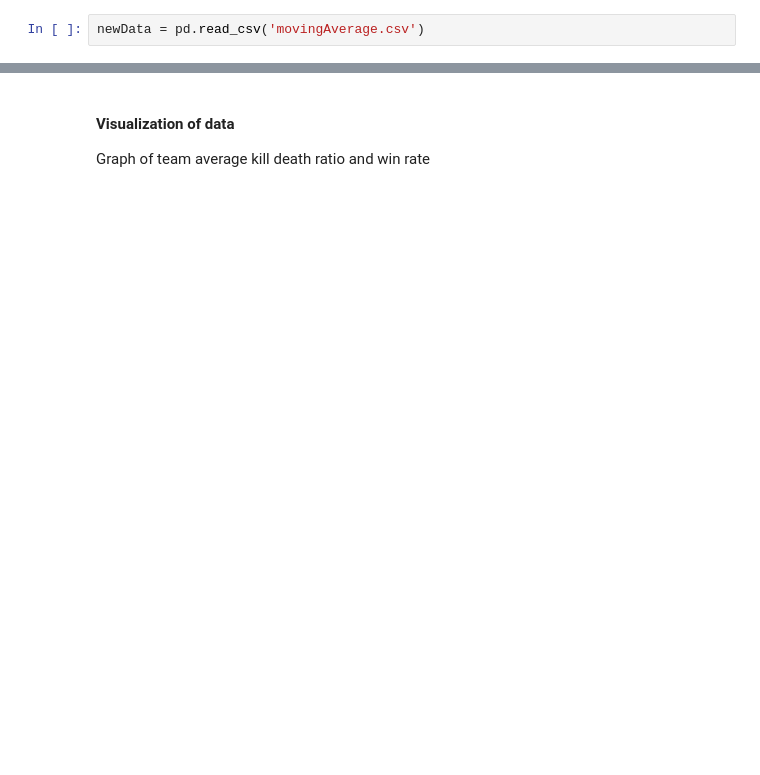
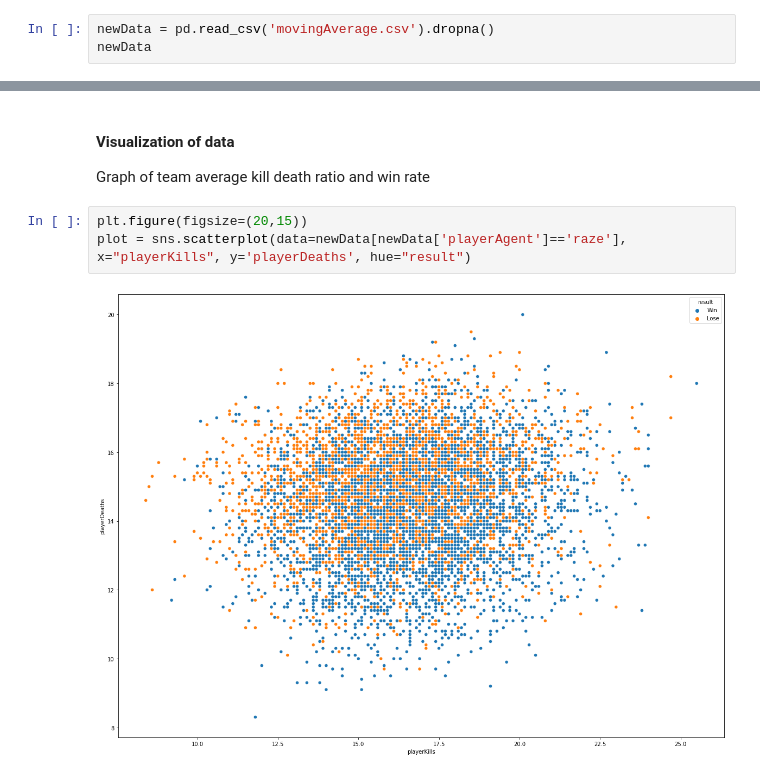
Before and after one commit to timothyliutl/ValorantData, a Jupyter notebook: valorantstats.ipynb, the cells around one changed output, grey strips where cells are left out. Cells and saved outputs as stored; diff of their text form; blank space fills up the shorter version.

Commit message:
fixed datasets and added graphs

```diff
--- a/valorantstats.ipynb
+++ b/valorantstats.ipynb
@@ -68,2 +66,3 @@ This time more numbers will be used rather than just purely using categorical da
 # %%
-newData = pd.read_csv('movingAverage.csv')
+newData = pd.read_csv('movingAverage.csv').dropna()
+newData
@@ -71,3 +84,8 @@ newData = pd.read_csv('movingAverage.csv')
 #### Visualization of data
 
 Graph of team average kill death ratio and win rate
+# %%
+plt.figure(figsize=(20,15))
+plot = sns.scatterplot(data=newData[newData['playerAgent']=='raze'], x="playerKills", y='playerDeaths', hue="result")
+# %% [output]
+[figure, added]
```
Also changed, not shown: parts of 10 cells of this notebook, 5 other files.
